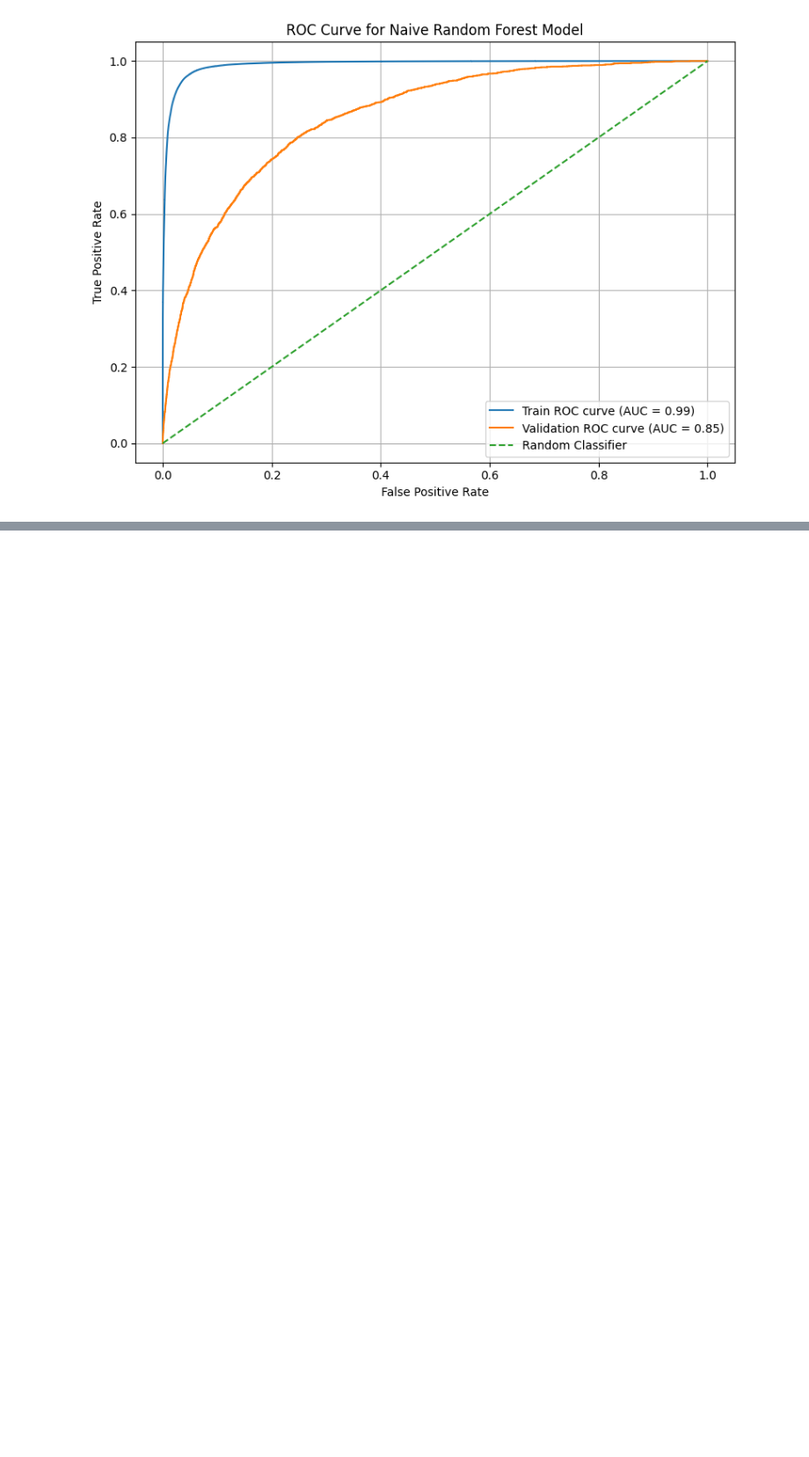
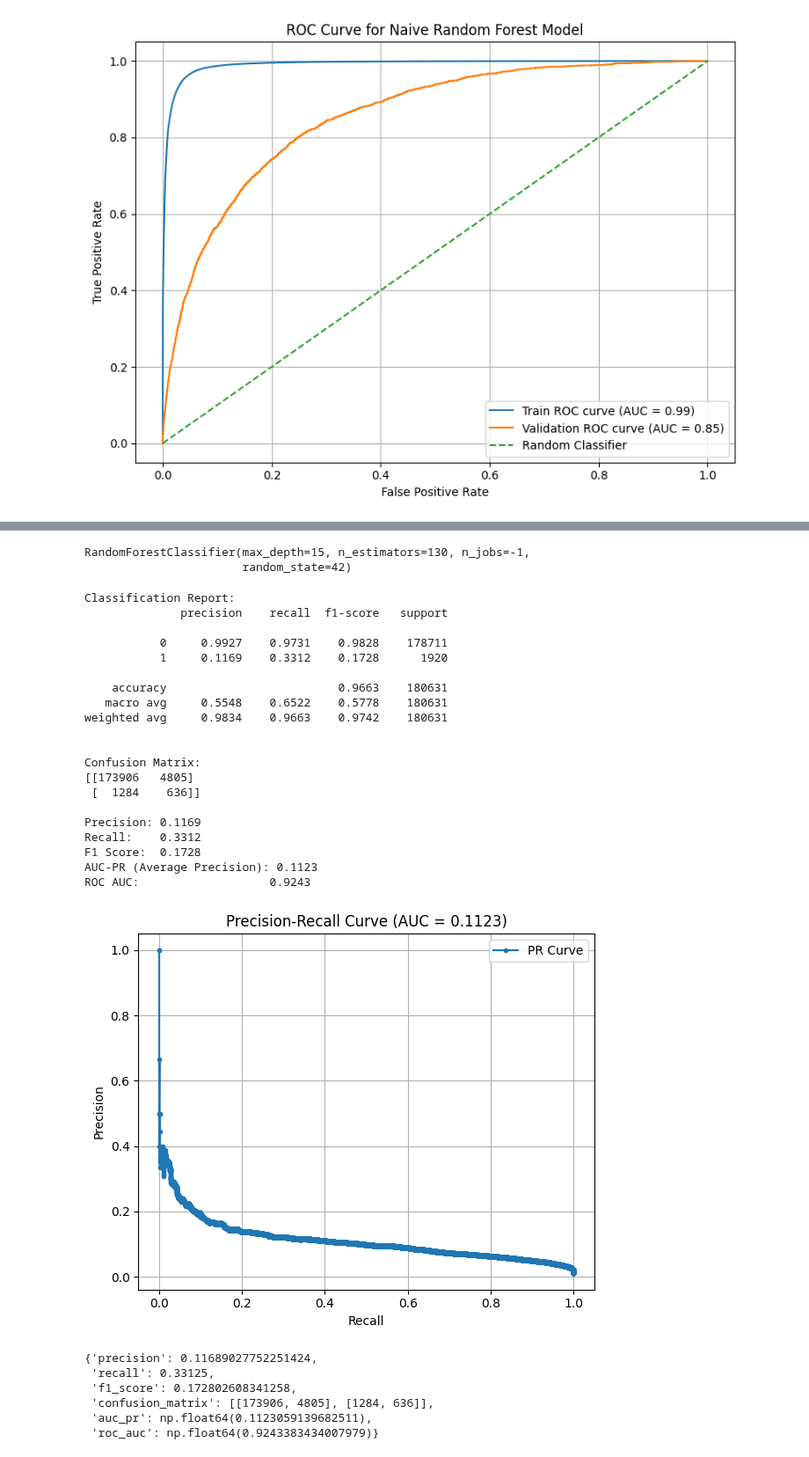
Before and after one commit to bernisschow/DSA4263-Business-and-Commerce-Fraud-Detection, a Jupyter notebook: notebooks/randomForestClassifier.ipynb, the cells around one changed output, grey strips where cells are left out. Shown at 88% size. Saved outputs shown, nothing was run; the diff lists cells and outputs as text; code cells hidden in the pictures; blank space fills up the shorter version.

```diff
--- a/notebooks/randomForestClassifier.ipynb
+++ b/notebooks/randomForestClassifier.ipynb
@@ -361,0 +417,8 @@ ROC AUC:                   0.9371
+# %%
+# Run Optuna for hyperparameter tuning
+study_model_3 = optuna.create_study(direction='maximize')
+study_model_3.optimize(objective, n_trials=20)
+
+# Print the best hyperparameters and f1 score
+print(f"Best hyperparameters: {study_model_3.best_params}")
+print(f"Best AUC ROC: {study_model_3.best_value:.4f}")
@@ -361,0 +445,51 @@ ROC AUC:                   0.9371
+# %%
+# Fit the final model
+best_params = study_model_3.best_params
+rf_model_3 = RandomForestClassifier(**best_params, random_state=42, n_jobs=-1)
+# %%
+# Concatenate SMOTEd folds 1-4 for training
+training_data = pd.concat([fold_1_train, fold_2_train, fold_3_train, fold_4_train])
+X_train = training_data.drop(columns='fraud_bool')
+y_train = training_data['fraud_bool']
+
+X_train_selected = X_train[selected_features]
+
+# Fit the final model on the full training data (folds 1-4)
+rf_model_3.fit(X_train_selected, y_train)
+# %% [output]
+RandomForestClassifier(max_depth=15, n_estimators=130, n_jobs=-1,
+                       random_state=42)
+# %%
+# Predict and evaluate on the test set (fold 5)
+y_pred_model_3 = rf_model_3.predict(X_val)
+y_proba_model_3 = rf_model_3.predict_proba(X_val)[:, 1]
+# %%
+evaluate_model(y_val, y_pred_model_3, y_proba_model_3)
+# %% [output]
+Classification Report:
+              precision    recall  f1-score   support
+
+           0     0.9927    0.9731    0.9828    178711
+           1     0.1169    0.3312    0.1728      1920
+
+    accuracy                         0.9663    180631
+   macro avg     0.5548    0.6522    0.5778    180631
+weighted avg     0.9834    0.9663    0.9742    180631
+
+
+Confusion Matrix:
+[[173906   4805]
+ [  1284    636]]
+
+Precision: 0.1169
+Recall:    0.3312
+F1 Score:  0.1728
+AUC-PR (Average Precision): 0.1123
+ROC AUC:                   0.9243
+[figure, added]
+{'precision': 0.11689027752251424,
+ 'recall': 0.33125,
+ 'f1_score': 0.172802608341258,
+ 'confusion_matrix': [[173906, 4805], [1284, 636]],
+ 'auc_pr': np.float64(0.1123059139682511),
+ 'roc_auc': np.float64(0.9243383434007979)}
```
Also changed, not shown: parts of 33 cells of this notebook.
